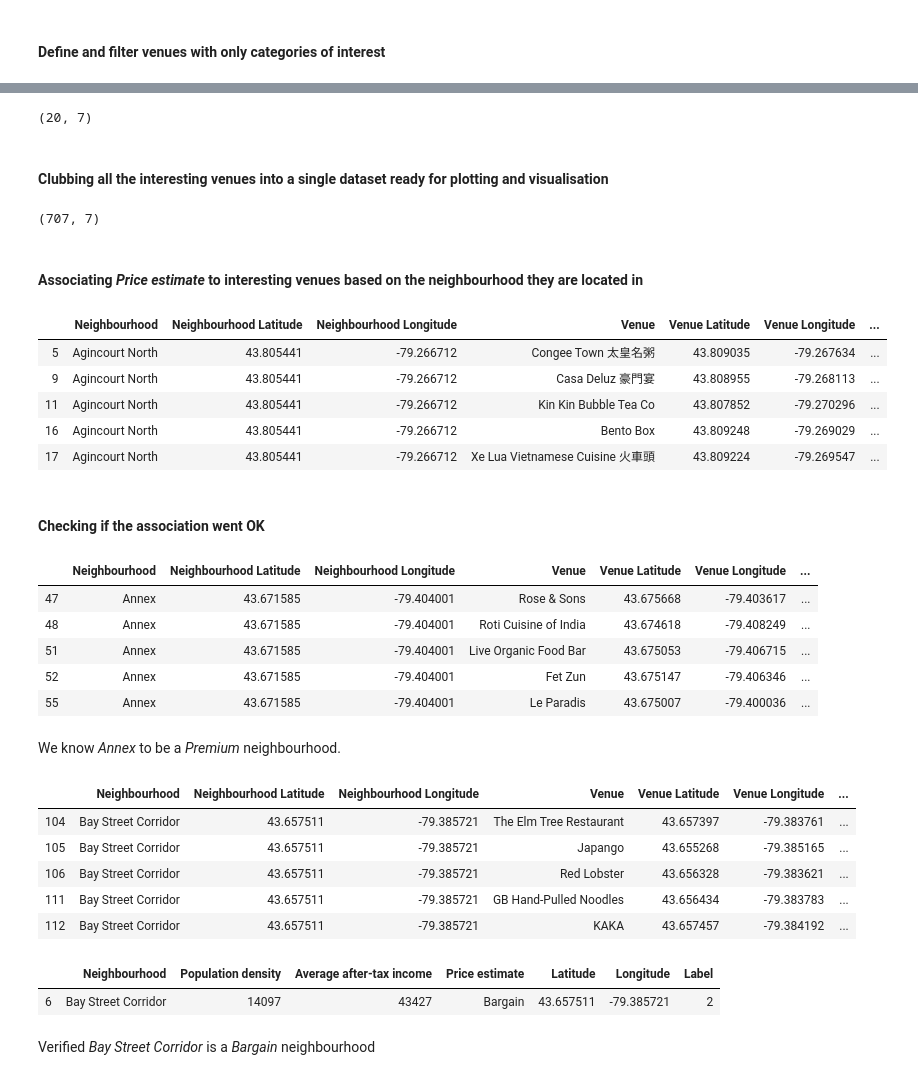
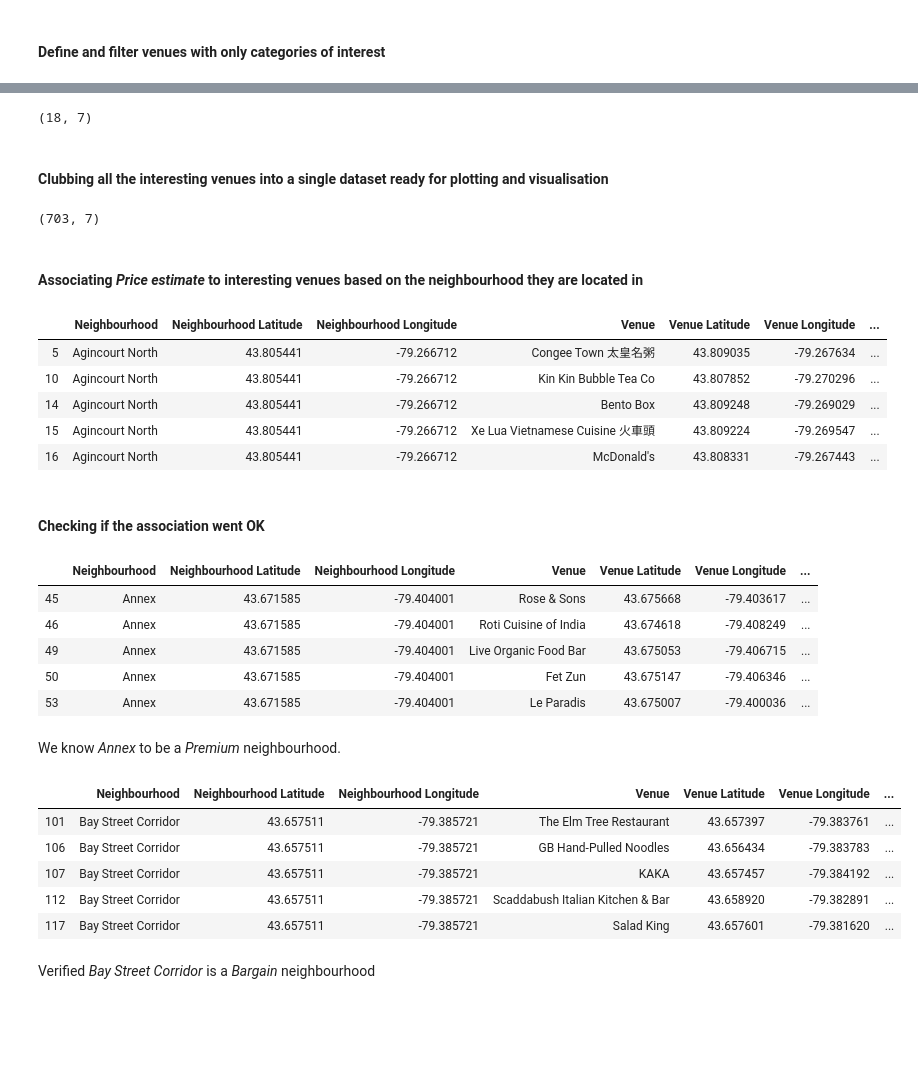
Before and after one commit to suryam08/Coursera_Capstone, a Jupyter notebook: Battle_of_neighbourhoods.ipynb, the cells around one changed output, grey strips where cells are left out. Drawn from its saved outputs; the diff is of its cells as text; code cells hidden in the pictures; blank space fills up the shorter version.

```diff
--- a/Battle_of_neighbourhoods.ipynb
+++ b/Battle_of_neighbourhoods.ipynb
@@ -182,9 +182,9 @@ Assigning the _Price estimate_ based on these below:
 est = np.empty([140, 1], dtype=object)
 indx = 0
 for label in kmeanModel.labels_:
-        if label == 0:
+        if label == 1:
             est[indx] = "Premium"
-        elif label == 1:
+        elif label == 2:
             est[indx] = "Medium"
         else:
             est[indx] = "Bargain"
@@ -474,7 +476,7 @@ toronto_venues_dessert.head()
 # %%
 toronto_venues_dessert.shape
 # %% [output]
-(20, 7)
+(18, 7)
 # %% [markdown]
 #### Clubbing all the interesting venues into a single dataset ready for plotting and visualisation
 # %%
@@ -486,14 +488,13 @@ toronto_venues_lim = toronto_venues_lim.append(toronto_venues_dessert)
 # %%
 toronto_venues_lim.shape
 # %% [output]
-(707, 7)
+(703, 7)
 # %% [markdown]
 #### Associating _Price estimate_ to interesting venues based on the neighbourhood they are located in
 # %%
 label = np.empty([toronto_venues_lim.shape[0], 1], dtype=object)
 indx=0
 for neigh in toronto_venues_lim['Neighbourhood']:
-    price_est[indx] = df[df['Neighbourhood']==neigh]['Price estimate']
     label[indx] = df[df['Neighbourhood']==neigh]['Label']
     indx = indx+1
 toronto_venues_lim['Label'] = label
@@ -515,37 +516,34 @@ toronto_venues_lim.head()
 # %% [output]
 |  | Neighbourhood | Neighbourhood Latitude | Neighbourhood Longitude | Venue | Venue Latitude | Venue Longitude | ... |
 | 5 | Agincourt North | 43.805441 | -79.266712 | Congee Town 太皇名粥 | 43.809035 | -79.267634 | ... |
-| 9 | Agincourt North | 43.805441 | -79.266712 | Casa Deluz 豪門宴 | 43.808955 | -79.268113 | ... |
-| 11 | Agincourt North | 43.805441 | -79.266712 | Kin Kin Bubble Tea Co | 43.807852 | -79.270296 | ... |
-| 16 | Agincourt North | 43.805441 | -79.266712 | Bento Box | 43.809248 | -79.269029 | ... |
-| 17 | Agincourt North | 43.805441 | -79.266712 | Xe Lua Vietnamese Cuisine 火車頭 | 43.809224 | -79.269547 | ... |
+| 10 | Agincourt North | 43.805441 | -79.266712 | Kin Kin Bubble Tea Co | 43.807852 | -79.270296 | ... |
+| 14 | Agincourt North | 43.805441 | -79.266712 | Bento Box | 43.809248 | -79.269029 | ... |
+| 15 | Agincourt North | 43.805441 | -79.266712 | Xe Lua Vietnamese Cuisine 火車頭 | 43.809224 | -79.269547 | ... |
+| 16 | Agincourt North | 43.805441 | -79.266712 | McDonald's | 43.808331 | -79.267443 | ... |
 # %% [markdown]
 #### Checking if the association went OK
 # %%
-toronto_venues_lim[toronto_venues_lim['Price estimate'] == 'Premium'].head()
+toronto_venues_lim[toronto_venues_lim['Label'] == 1].head()
 # %% [output]
 |  | Neighbourhood | Neighbourhood Latitude | Neighbourhood Longitude | Venue | Venue Latitude | Venue Longitude | ... |
-| 47 | Annex | 43.671585 | -79.404001 | Rose & Sons | 43.675668 | -79.403617 | ... |
-| 48 | Annex | 43.671585 | -79.404001 | Roti Cuisine of India | 43.674618 | -79.408249 | ... |
-| 51 | Annex | 43.671585 | -79.404001 | Live Organic Food Bar | 43.675053 | -79.406715 | ... |
-| 52 | Annex | 43.671585 | -79.404001 | Fet Zun | 43.675147 | -79.406346 | ... |
-| 55 | Annex | 43.671585 | -79.404001 | Le Paradis | 43.675007 | -79.400036 | ... |
+| 45 | Annex | 43.671585 | -79.404001 | Rose & Sons | 43.675668 | -79.403617 | ... |
+| 46 | Annex | 43.671585 | -79.404001 | Roti Cuisine of India | 43.674618 | -79.408249 | ... |
+| 49 | Annex | 43.671585 | -79.404001 | Live Organic Food Bar | 43.675053 | -79.406715 | ... |
+| 50 | Annex | 43.671585 | -79.404001 | Fet Zun | 43.675147 | -79.406346 | ... |
+| 53 | Annex | 43.671585 | -79.404001 | Le Paradis | 43.675007 | -79.400036 | ... |
 # %% [markdown]
 We know _Annex_ to be a _Premium_ neighbourhood.
 # %%
-toronto_venues_lim[toronto_venues_lim['Price estimate'] == 'Bargain'].head()
+toronto_venues_lim[toronto_venues_lim['Label'] == 0].head()
 # %% [output]
 |  | Neighbourhood | Neighbourhood Latitude | Neighbourhood Longitude | Venue | Venue Latitude | Venue Longitude | ... |
-| 104 | Bay Street Corridor | 43.657511 | -79.385721 | The Elm Tree Restaurant | 43.657397 | -79.383761 | ... |
-| 105 | Bay Street Corridor | 43.657511 | -79.385721 | Japango | 43.655268 | -79.385165 | ... |
-| 106 | Bay Street Corridor | 43.657511 | -79.385721 | Red Lobster | 43.656328 | -79.383621 | ... |
-| 111 | Bay Street Corridor | 43.657511 | -79.385721 | GB Hand-Pulled Noodles | 43.656434 | -79.383783 | ... |
-| 112 | Bay Street Corridor | 43.657511 | -79.385721 | KAKA | 43.657457 | -79.384192 | ... |
+| 101 | Bay Street Corridor | 43.657511 | -79.385721 | The Elm Tree Restaurant | 43.657397 | -79.383761 | ... |
+| 106 | Bay Street Corridor | 43.657511 | -79.385721 | GB Hand-Pulled Noodles | 43.656434 | -79.383783 | ... |
+| 107 | Bay Street Corridor | 43.657511 | -79.385721 | KAKA | 43.657457 | -79.384192 | ... |
+| 112 | Bay Street Corridor | 43.657511 | -79.385721 | Scaddabush Italian Kitchen & Bar | 43.658920 | -79.382891 | ... |
+| 117 | Bay Street Corridor | 43.657511 | -79.385721 | Salad King | 43.657601 | -79.381620 | ... |
 # %%
 df[df['Neighbourhood']=='Bay Street Corridor']
-# %% [output]
-|  | Neighbourhood | Population density | Average after-tax income | Price estimate | Latitude | Longitude | Label |
-| 6 | Bay Street Corridor | 14097 | 43427 | Bargain | 43.657511 | -79.385721 | 2 |
 # %% [markdown]
 Verified _Bay Street Corridor_ is a _Bargain_ neighbourhood
 # %% [markdown]
```
Also changed, not shown: parts of 26 cells of this notebook, 1 other file.
